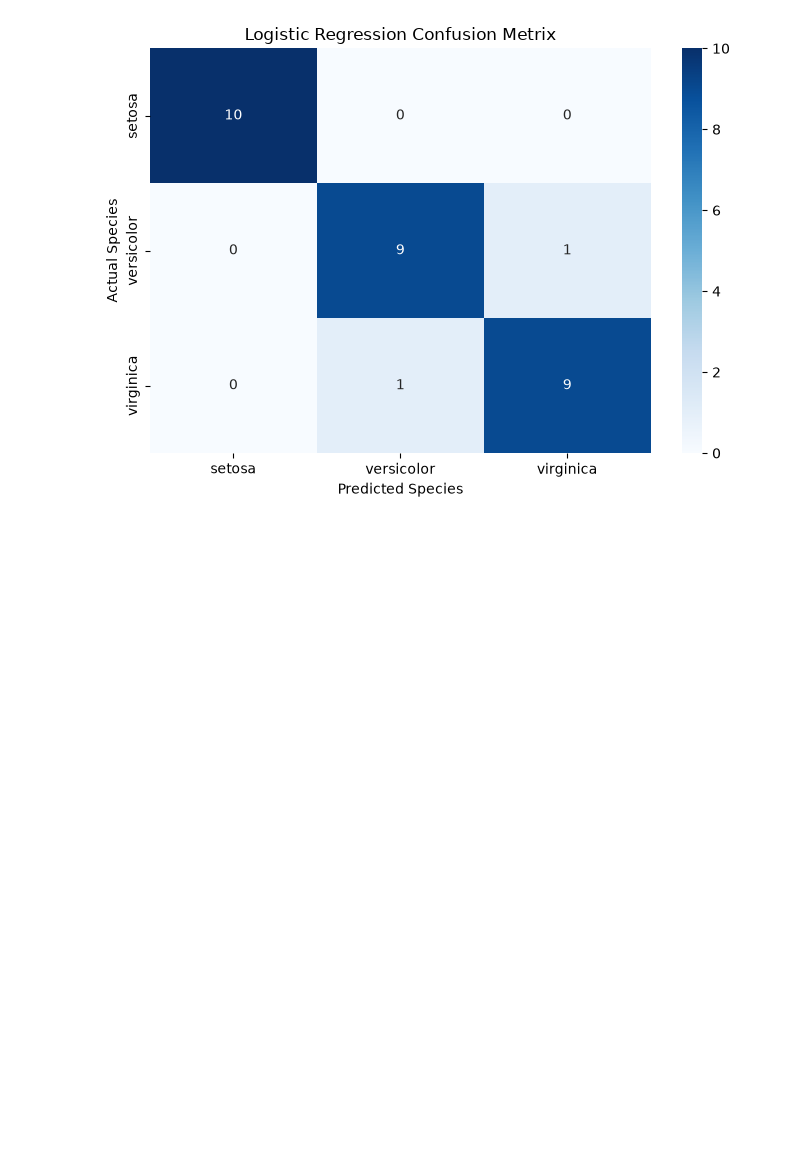
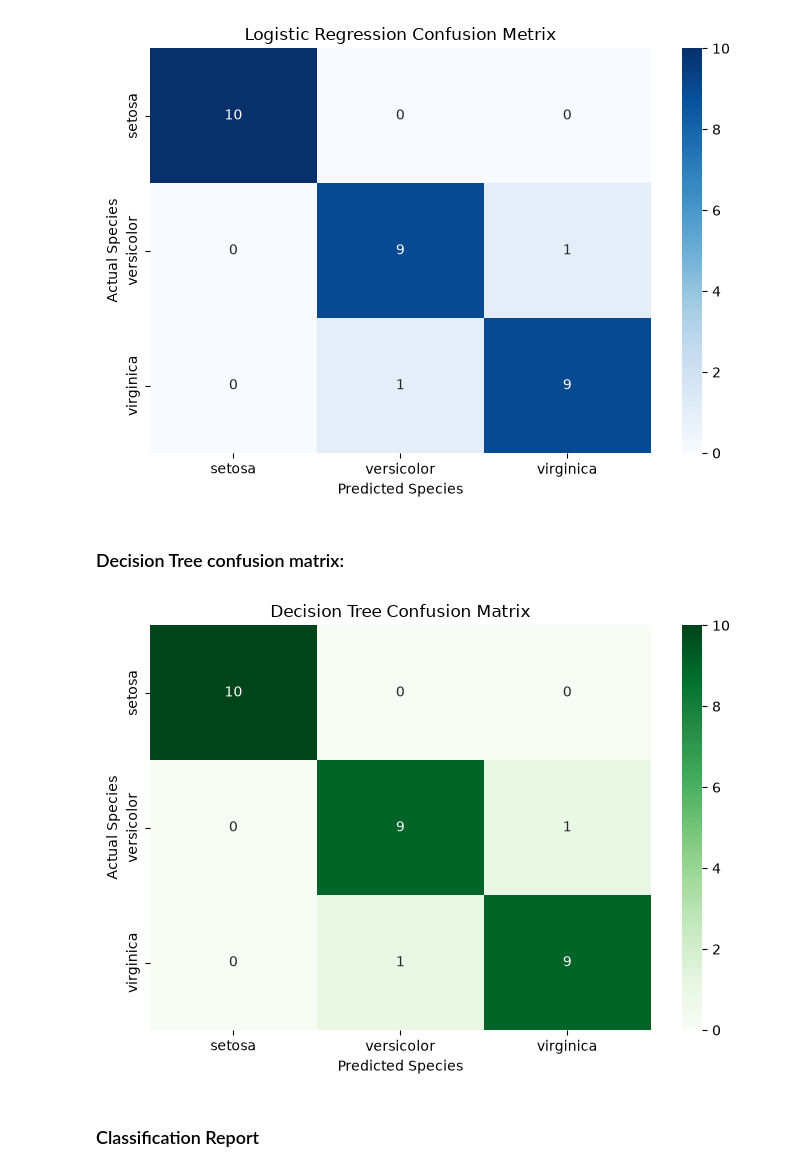
Before and after one commit to Niraj7272/Datheon_Machine_Learning_-_Data_Science_Internship, a Jupyter notebook: Iris-Flower-Classification/notebook/iris_classification.ipynb, the cells around one changed output. Cells and saved outputs as stored; diff of their text form; code cells hidden in the pictures; blank space fills up the shorter version.

Commit message:
finding best model

```diff
--- a/Iris-Flower-Classification/notebook/iris_classification.ipynb
+++ b/Iris-Flower-Classification/notebook/iris_classification.ipynb
@@ -283,3 +283,29 @@ plt.tight_layout()
 plt.show()
 # %% [output]
 [figure]
+# %% [markdown]
+### Decision Tree confusion matrix:
+# %%
+cm_dt = confusion_matrix(y_test, decisiontree_pred)
+
+plt.figure(figsize=(7, 5))
+
+sns.heatmap(
+    cm_dt,
+    annot=True,
+    fmt="d",
+    cmap="Greens",
+    xticklabels=decisiontree_model.classes_,
+    yticklabels=decisiontree_model.classes_
+)
+
+plt.title("Decision Tree Confusion Matrix")
+plt.xlabel("Predicted Species")
+plt.ylabel("Actual Species")
+
+plt.tight_layout()
+plt.show()
+# %% [output]
+[figure, added]
+# %% [markdown]
+### Classification Report
```
Also changed, not shown: parts of 2 cells of this notebook.
